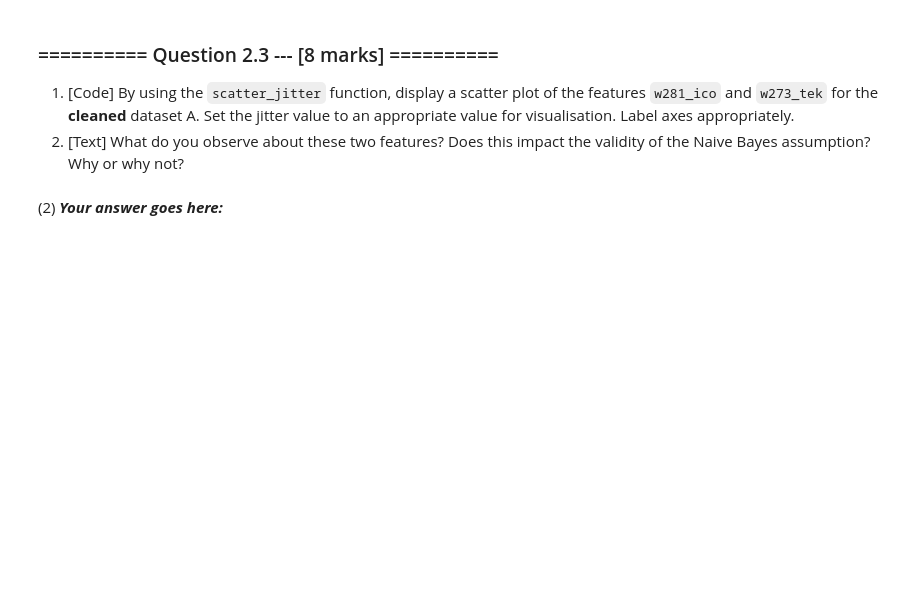
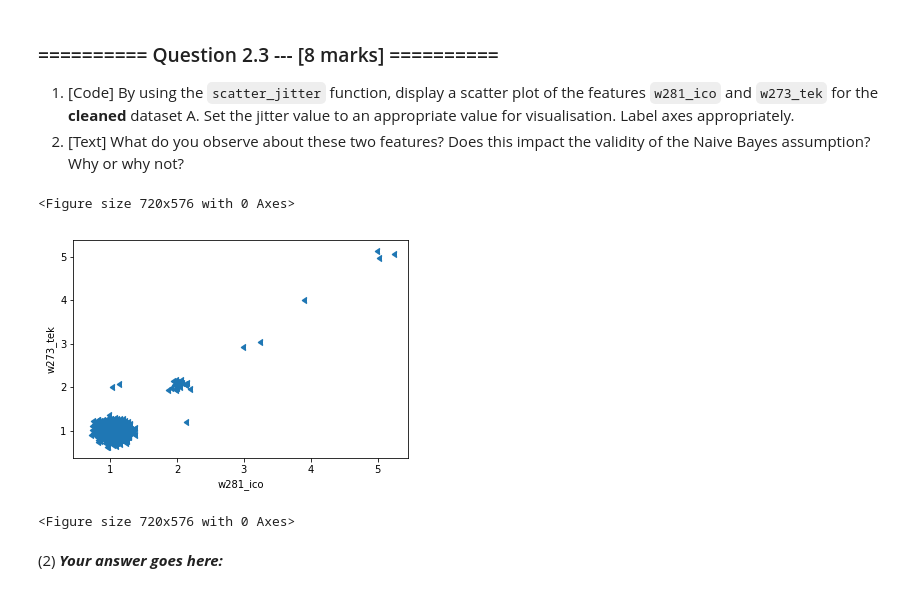
Before and after one commit to ishanparikh/IAML2018, a Jupyter notebook: Assignments/01_Analysis.ipynb, the cells around one changed output. Cells and saved outputs as stored; diff of their text form; code cells hidden in the pictures; blank space fills up the shorter version.

```diff
--- a/Assignments/01_Analysis.ipynb
+++ b/Assignments/01_Analysis.ipynb
@@ -259,0 +265,11 @@ Load the cleaned datasets `train_20news.csv` and `test_20news.csv` into pandas d
+# %%
+# Your Code goes here:
+trn20Load = os.path.join(os.getcwd(), 'datasets', 'train_20news.csv')
+
+news_train = pd.read_csv(trn20Load)
+
+tst20Load = os.path.join(os.getcwd(), 'datasets', 'test_20news.csv')
+
+news_test = pd.read_csv(tst20Load)
+#news_train.describe()
+news_train.head(20)
@@ -275,3 +321,13 @@ Load the cleaned datasets `train_20news.csv` and `test_20news.csv` into pandas d
+# %%
+# (1) # Your Code goes here:
+ax = scatter_jitter(news_train['w281_ico'],news_train['w273_tek'],jitter=.5 )
+plt.xlabel('w281_ico')
+plt.ylabel('w273_tek')
+plt.figure(figsize=(10,8))
+# %% [output]
+<Figure size 720x576 with 0 Axes>
+[figure, added]
+<Figure size 720x576 with 0 Axes>
 # %% [markdown]
 (2) ***Your answer goes here:***
 # %% [markdown]
```
Also changed, not shown: parts of 15 cells of this notebook, 1 other file.
